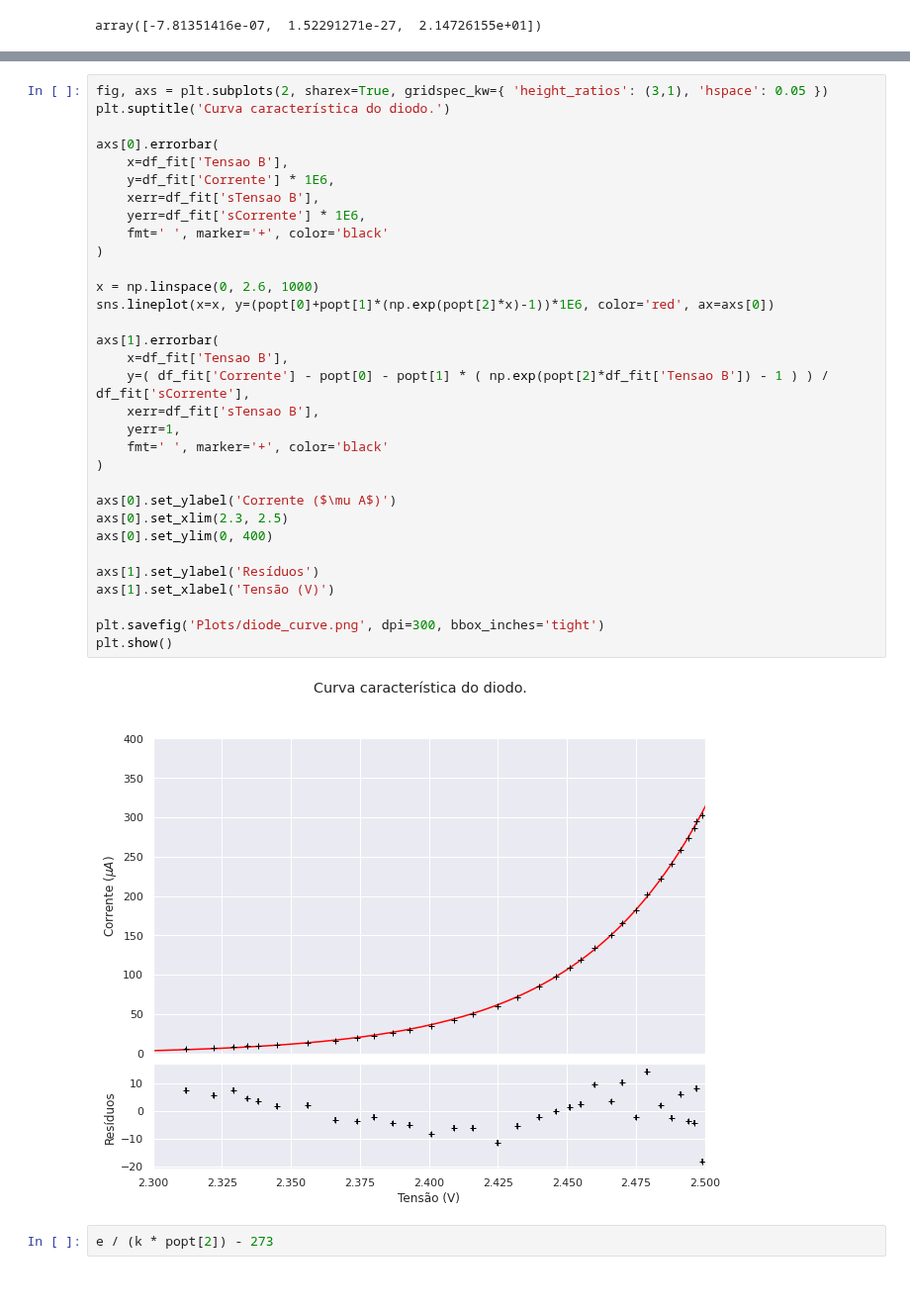
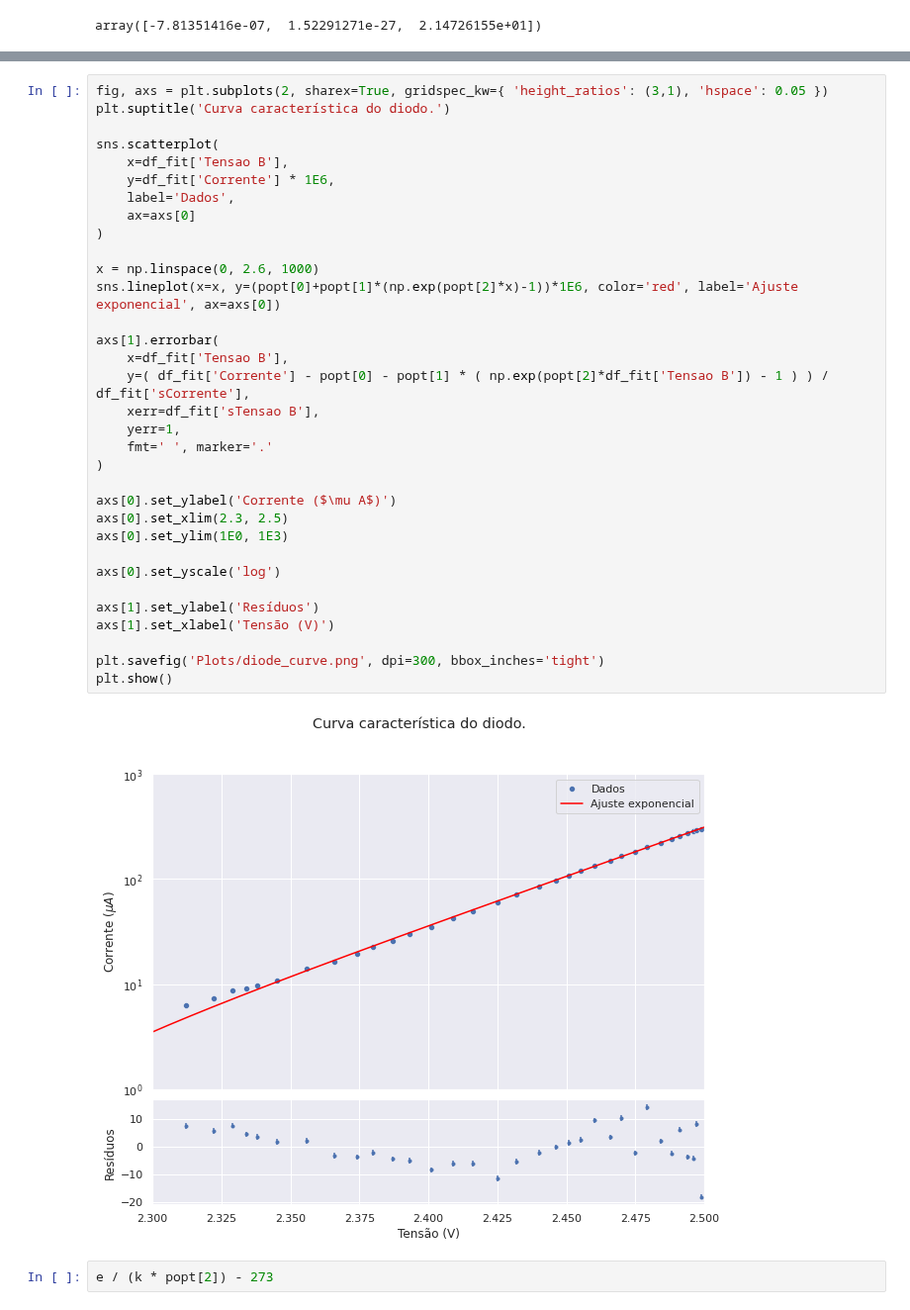
Before and after one commit to ivfreire/lab_3, a Jupyter notebook: Experimento 1/Atividade 3/análise.ipynb, the cells around one changed output, grey strips where cells are left out. Shown at 99% size. Saved outputs shown, nothing was run; the diff lists cells and outputs as text.

```diff
--- a/Experimento 1/Atividade 3/análise.ipynb
+++ b/Experimento 1/Atividade 3/análise.ipynb
@@ -90,37 +117,38 @@ array([-7.81351416e-07,  1.52291271e-27,  2.14726155e+01])
 # %%
 fig, axs = plt.subplots(2, sharex=True, gridspec_kw={ 'height_ratios': (3,1), 'hspace': 0.05 })
 plt.suptitle('Curva característica do diodo.')
 
-axs[0].errorbar(
+sns.scatterplot(
 	x=df_fit['Tensao B'],
 	y=df_fit['Corrente'] * 1E6,
-	xerr=df_fit['sTensao B'],
-	yerr=df_fit['sCorrente'] * 1E6,
-	fmt=' ', marker='+', color='black'
+	label='Dados',
+	ax=axs[0]
 )
 
 x = np.linspace(0, 2.6, 1000)
-sns.lineplot(x=x, y=(popt[0]+popt[1]*(np.exp(popt[2]*x)-1))*1E6, color='red', ax=axs[0])
+sns.lineplot(x=x, y=(popt[0]+popt[1]*(np.exp(popt[2]*x)-1))*1E6, color='red', label='Ajuste exponencial', ax=axs[0])
 
 axs[1].errorbar(
 	x=df_fit['Tensao B'],
 	y=( df_fit['Corrente'] - popt[0] - popt[1] * ( np.exp(popt[2]*df_fit['Tensao B']) - 1 ) ) / df_fit['sCorrente'],
 	xerr=df_fit['sTensao B'],
 	yerr=1,
-	fmt=' ', marker='+', color='black'
+	fmt=' ', marker='.'
 )
 
 axs[0].set_ylabel('Corrente ($\mu A$)')
 axs[0].set_xlim(2.3, 2.5)
-axs[0].set_ylim(0, 400)
+axs[0].set_ylim(1E0, 1E3)
+
+axs[0].set_yscale('log')
 
 axs[1].set_ylabel('Resíduos')
 axs[1].set_xlabel('Tensão (V)')
 
 plt.savefig('Plots/diode_curve.png', dpi=300, bbox_inches='tight')
 plt.show()
 # %% [output]
-[figure, old version]
+[figure, new version]
 # %%
 e / (k * popt[2]) - 273
 # %% [output]
```
Also changed, not shown: parts of 8 cells of this notebook, 3 other files.
